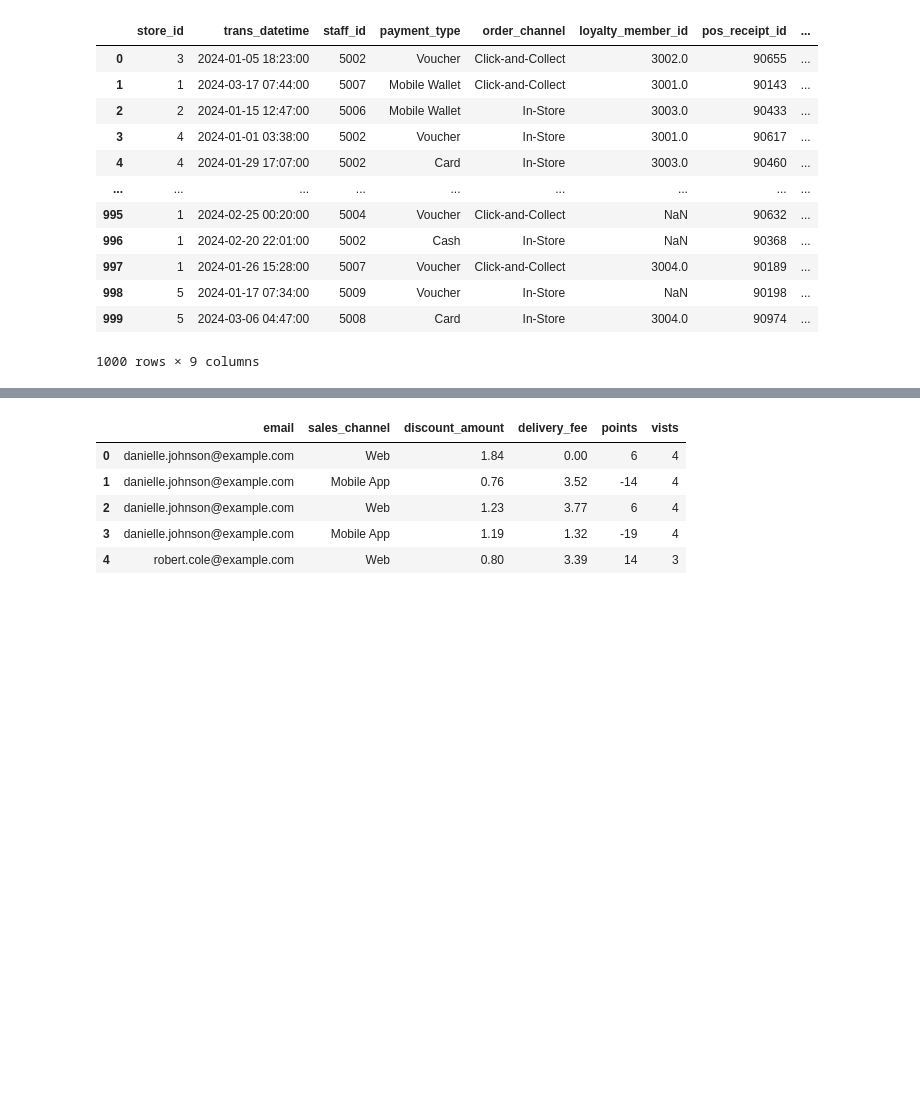
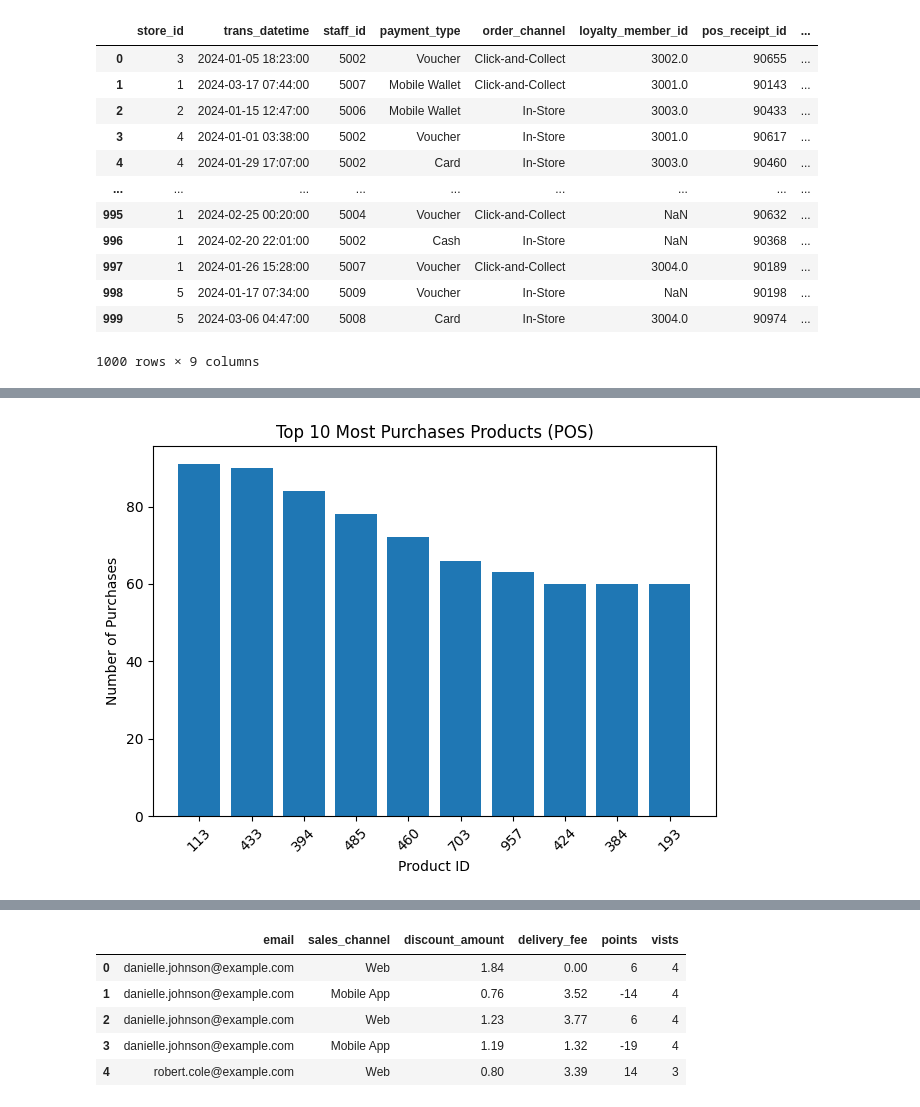
Before and after one commit to KumbiraiShonhiwa/Assignment2, a Jupyter notebook: data_wrangling/Assignment_2.ipynb, the cells around one changed output, grey strips where cells are left out. Drawn from its saved outputs; the diff is of its cells as text; code cells hidden in the pictures; blank space fills up the shorter version.

```diff
--- a/data_wrangling/Assignment_2.ipynb
+++ b/data_wrangling/Assignment_2.ipynb
@@ -264,0 +331,3 @@ pos_products_with_purchase_rate.sort_values(by="number_of_purchases",ascending=F
+# %%
+pos_purchases_by_product = pos_products_with_purchase_rate.groupby("product_id")["number_of_purchases"].sum().sort_values( ascending=False).head(10)
+online_purchases_by_product = pos_products_with_purchase_rate_online.groupby("product_id")["number_of_purchases"].sum().sort_values(ascending=False).head(10)
@@ -264,0 +344,11 @@ pos_products_with_purchase_rate.sort_values(by="number_of_purchases",ascending=F
+# %%
+plt.figure()
+plt.bar(pos_purchases_by_product.index.astype(str), pos_purchases_by_product.values)
+plt.title("Top 10 Most Purchases Products (POS)")
+plt.xlabel("Product ID")
+plt.ylabel("Number of Purchases")
+plt.xticks(rotation=45)
+plt.tight_layout()
+plt.show()
+# %% [output]
+[figure, added]
```
Also changed, not shown: parts of 17 cells of this notebook, 2 other files.
